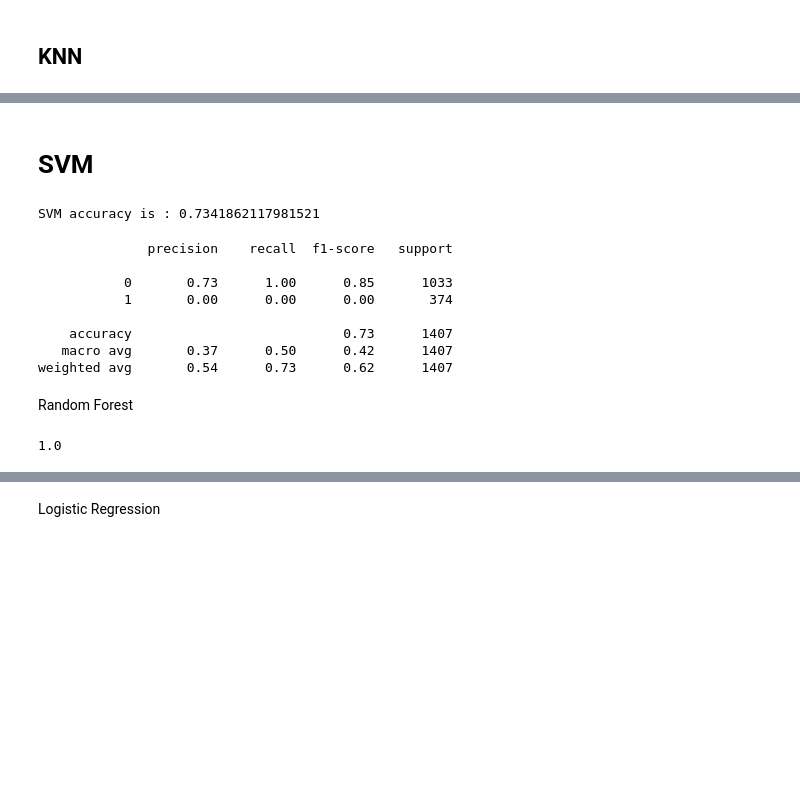
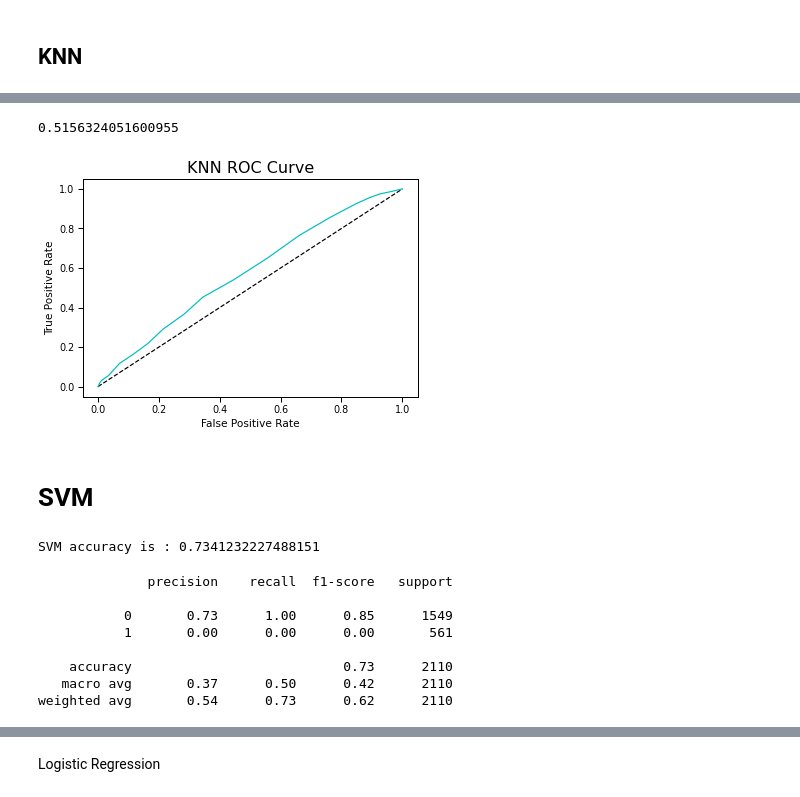
Before and after one commit to Mrkomiljon/google-colab-, a Jupyter notebook: asosiy_churn_prediction_diploma_work.ipynb, the cells around one changed output, grey strips where cells are left out. Drawn from its saved outputs; the diff is of its cells as text; code cells hidden in the pictures; blank space fills up the shorter version.

```diff
--- a/asosiy_churn_prediction_diploma_work.ipynb
+++ b/asosiy_churn_prediction_diploma_work.ipynb
@@ -559,34 +559,41 @@ weighted avg       0.54      0.73      0.62      1407
+# %%
+from sklearn.metrics import mean_squared_error
+lin_mse = mean_squared_error(y_test, predicted_y)
+# RMSE hisoblaymiz
+lin_rmse = np.sqrt(lin_mse)
+print(lin_rmse)
+# %% [output]
+0.5156324051600955
+# %%
+y_pred_prob = knn_model.predict_proba(X_test)[:,1]
+fpr, tpr, thresholds = roc_curve(y_test, y_pred_prob)
+plt.plot([0, 1], [0, 1], 'k--' )
+plt.plot(fpr, tpr, label='KNN',color = "c")
+plt.xlabel('False Positive Rate')
+plt.ylabel('True Positive Rate')
+plt.title('KNN ROC Curve',fontsize=16)
+plt.show();
+# %% [output]
+[figure, added]
 # %% [markdown]
 # SVM
 # %%
-svc_model = SVC(random_state = 1)
+from pandas.core.common import random_state
+svc_model = SVC(gamma='auto', probability=True, random_state=1)
 svc_model.fit(X_train,y_train)
-predict_y = svc_model.predict(X_test)
+predict_y1 = svc_model.predict(X_test)
 accuracy_svc = svc_model.score(X_test,y_test)
 print("SVM accuracy is :",accuracy_svc)
 # %% [output]
-SVM accuracy is : 0.7341862117981521
+SVM accuracy is : 0.7341232227488151
 # %%
-print(classification_report(y_test, predict_y))
+print(classification_report(y_test, predict_y1))
 # %% [output]
               precision    recall  f1-score   support
 
-           0       0.73      1.00      0.85      1033
-           1       0.00      0.00      0.00       374
+           0       0.73      1.00      0.85      1549
+           1       0.00      0.00      0.00       561
 
-    accuracy                           0.73      1407
-   macro avg       0.37      0.50      0.42      1407
-weighted avg       0.54      0.73      0.62      1407
+    accuracy                           0.73      2110
+   macro avg       0.37      0.50      0.42      2110
+weighted avg       0.54      0.73      0.62      2110
-# %% [markdown]
-Random Forest
-# %%
-RF_model = RandomForestClassifier(n_estimators=500 , oob_score = True, n_jobs = 4,
-                                  random_state =50, max_features = "auto",
-                                  max_leaf_nodes = 50)
-RF_model.fit(X_train, y_train)
-
-# Make predictions
-prediction_test = RF_model.predict(X_test)
-print (metrics.accuracy_score(y_test, prediction_test))
-# %% [output]
-1.0
```
Also changed, not shown: parts of 77 cells of this notebook.
